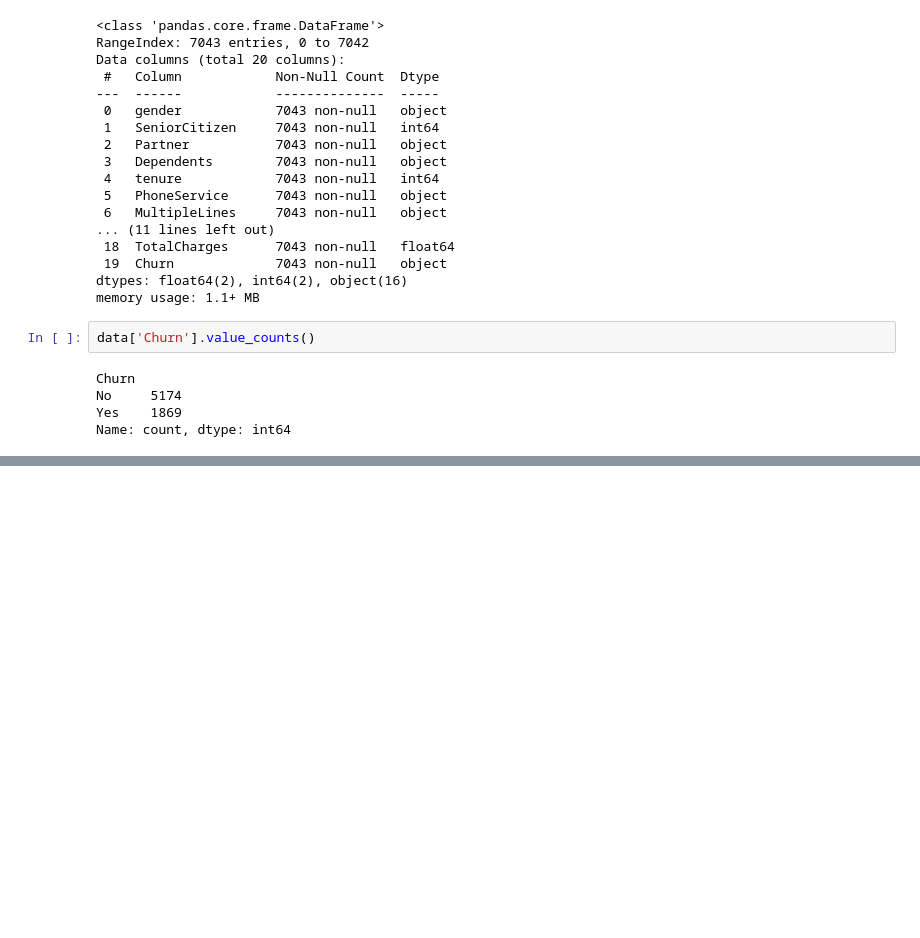
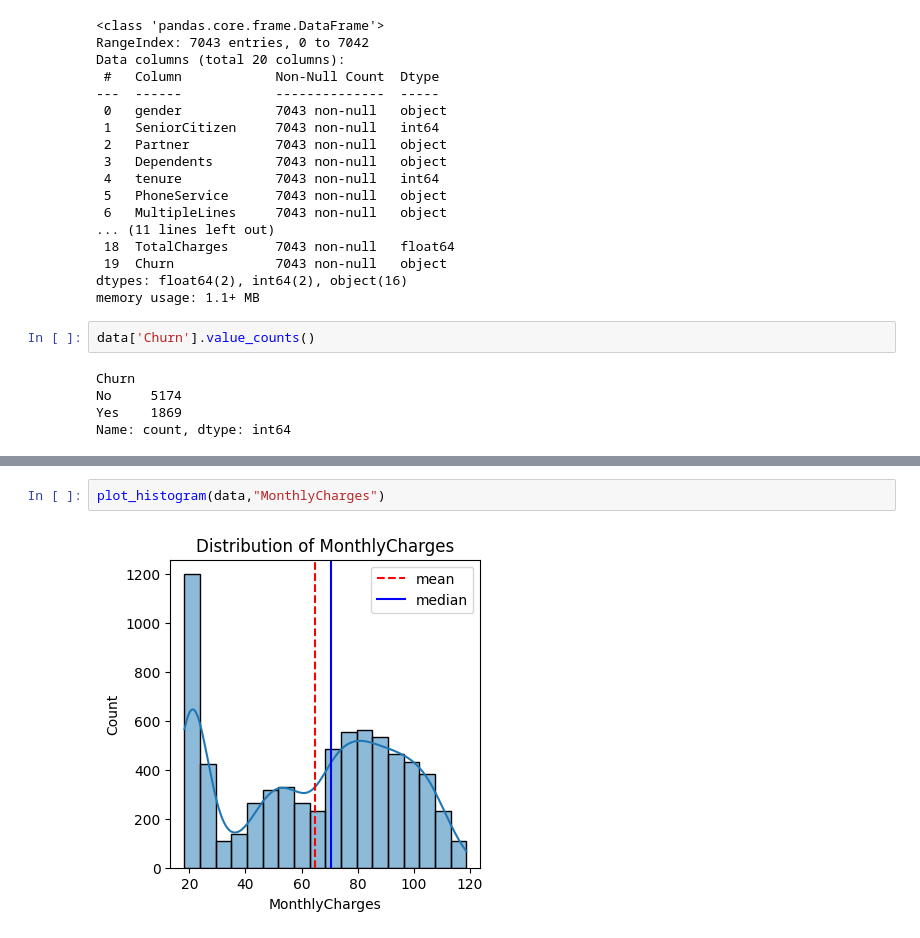
Before and after one commit to BibekRai44/basic-ml-project, a Jupyter notebook: telcocustomerchurn.ipynb, the cells around one changed output, grey strips where cells are left out. Drawn from its saved outputs; the diff is of its cells as text; blank space fills up the shorter version.

```diff
--- a/telcocustomerchurn.ipynb
+++ b/telcocustomerchurn.ipynb
@@ -186,0 +207,4 @@ Name: count, dtype: int64
+# %%
+plot_histogram(data,"MonthlyCharges")
+# %% [output]
+[figure, added]
```
Also changed, not shown: parts of 8 cells of this notebook.
